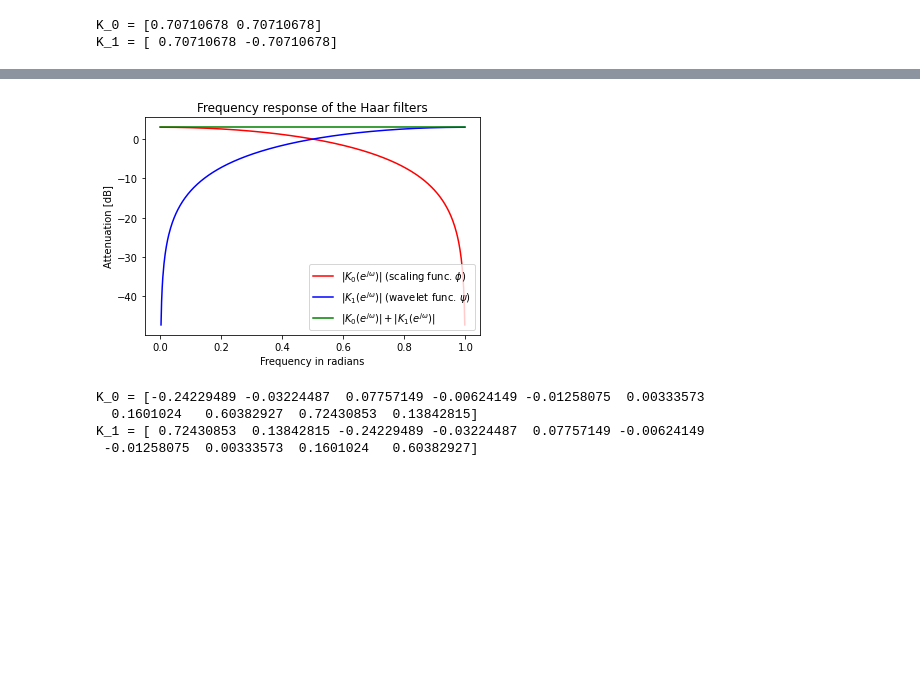
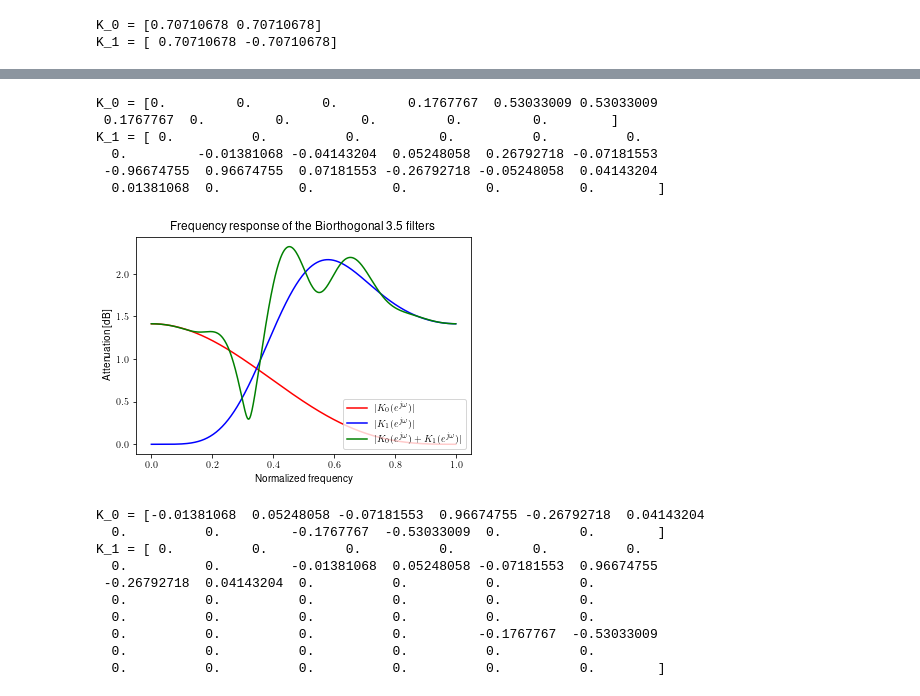
Before and after one commit to Sistemas-Multimedia/Sistemas-Multimedia.github.io, a Jupyter notebook: study_guide/DWT/Haar.ipynb, the cells around one changed output, grey strips where cells are left out. Cells and saved outputs as stored; diff of their text form; code cells hidden in the pictures; blank space fills up the shorter version.

```diff
--- a/study_guide/DWT/Haar.ipynb
+++ b/study_guide/DWT/Haar.ipynb
@@ -31,13 +100,29 @@ w1, wavelet_function = signal.freqz(K_1)
+# %%
+# http://wavelets.pybytes.com/wavelet/bior3.5/
+K_0 = get_filter("bior3.5", 2, 12)
+K_1 = get_filter("bior3.5", 18, 24)
+print("K_0 =", K_0)
+print("K_1 =", K_1)
+# %% [output]
+K_0 = [0.         0.         0.         0.1767767  0.53033009 0.53033009
+ 0.1767767  0.         0.         0.         0.         0.        ]
+K_1 = [ 0.          0.          0.          0.          0.          0.
+  0.         -0.01381068 -0.04143204  0.05248058  0.26792718 -0.07181553
+ -0.96674755  0.96674755  0.07181553 -0.26792718 -0.05248058  0.04143204
+  0.01381068  0.          0.          0.          0.          0.        ]
+# %%
+w0, scaling_function = signal.freqz(K_0)
+w1, wavelet_function = signal.freqz(K_1)
 # %%
-pylab.plot(w0/math.pi, 20 * np.log10(abs(scaling_function)), 'r', label="$|K_0(e^{j\omega})|$ (scaling func. $\phi$)")
-pylab.plot(w1/math.pi, 20 * np.log10(abs(wavelet_function)), 'b', label="$|K_1(e^{j\omega})|$ (wavelet func. $\psi$)")
-pylab.plot(w0/math.pi, 20 * np.log10(abs(scaling_function + wavelet_function)), 'g', label="$|K_0(e^{j\omega})|+|K_1(e^{j\omega})|$")
+pylab.plot(w0/math.pi, abs(scaling_function), 'r', label="$|K_0(e^{j\omega})|$")
+pylab.plot(w1/math.pi, abs(wavelet_function), 'b', label="$|K_1(e^{j\omega})|$")
+pylab.plot(w0/math.pi, abs(scaling_function + wavelet_function), 'g', label="$|K_0(e^{j\omega})+K_1(e^{j\omega})|$")
 pylab.legend(loc='lower right')
-pylab.title("Frequency response of the Haar filters")
-pylab.xlabel("Frequency in radians")
+pylab.title("Frequency response of the Biorthogonal 3.5 filters")
+pylab.xlabel("Normalized frequency")
 pylab.ylabel("Attenuation [dB]")
-pylab.savefig("haar_filters_response.svg")
-pylab.savefig("haar_filters_response.pdf")
+pylab.savefig("bior3.5_filters_response.svg")
+pylab.savefig("bior3.5_filters_response.pdf")
 pylab.show()
 # %% [output]
-[figure, old version]
+[figure, new version]
@@ -44,11 +137,17 @@ pylab.show()
 # %%
-# http://wavelets.pybytes.com/wavelet/db5/
-K_0 = get_filter("db5", 0, 10)
-K_1 = get_filter("db5", 1, 10)
+# http://wavelets.pybytes.com/wavelet/bior3.5/
+K_0 = get_filter("bior3.5", 6, 12)
+K_1 = get_filter("bior3.5", 22, 48)
 print("K_0 =", K_0)
 print("K_1 =", K_1)
 # %% [output]
-K_0 = [-0.24229489 -0.03224487  0.07757149 -0.00624149 -0.01258075  0.00333573
-  0.1601024   0.60382927  0.72430853  0.13842815]
-K_1 = [ 0.72430853  0.13842815 -0.24229489 -0.03224487  0.07757149 -0.00624149
- -0.01258075  0.00333573  0.1601024   0.60382927]
+K_0 = [-0.01381068  0.05248058 -0.07181553  0.96674755 -0.26792718  0.04143204
+  0.          0.         -0.1767767  -0.53033009  0.          0.        ]
+K_1 = [ 0.          0.          0.          0.          0.          0.
+  0.          0.         -0.01381068  0.05248058 -0.07181553  0.96674755
+ -0.26792718  0.04143204  0.          0.          0.          0.
+  0.          0.          0.          0.          0.          0.
+  0.          0.          0.          0.          0.          0.
+  0.          0.          0.          0.         -0.1767767  -0.53033009
+  0.          0.          0.          0.          0.          0.
+  0.          0.          0.          0.          0.          0.        ]
```
Also changed, not shown: parts of 9 cells of this notebook, 3 other files.
